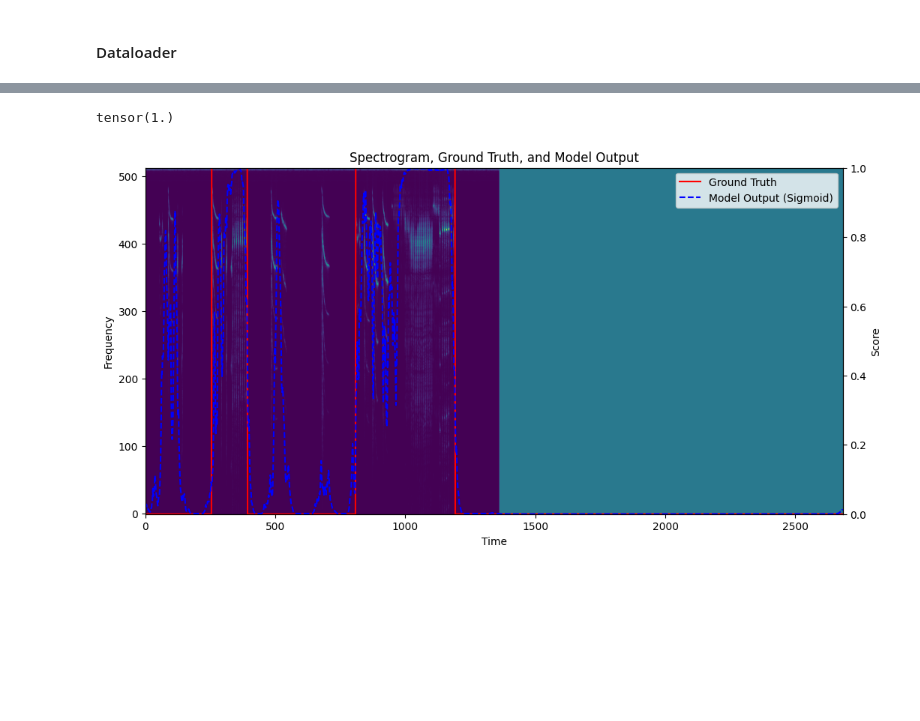
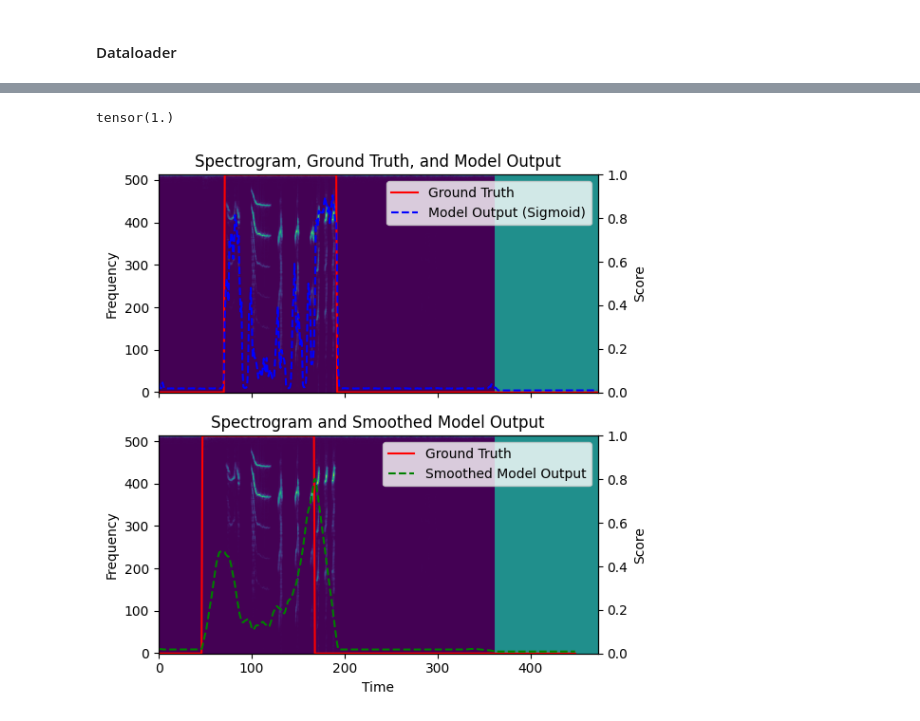
Before and after one commit to georgevenven/canary_song_detector, a Jupyter notebook: tweety_detector.ipynb, the cells around one changed output, grey strips where cells are left out. Saved outputs shown, nothing was run; the diff lists cells and outputs as text; code cells hidden in the pictures; blank space fills up the shorter version.

```diff
--- a/tweety_detector.ipynb
+++ b/tweety_detector.ipynb
@@ -156,8 +156,8 @@ test_dir = "/home/george-vengrovski/Documents/canary_song_detector/test"
 
 train_dataset = DetectorDataClass(train_dir)
 test_dataset = DetectorDataClass(test_dir)
-train_loader = DataLoader(train_dataset, batch_size=12, shuffle=True, collate_fn=collate_fn)
-test_loader = DataLoader(test_dataset, batch_size=12, shuffle=True, collate_fn=collate_fn)
+train_loader = DataLoader(train_dataset, batch_size=8, shuffle=True, collate_fn=collate_fn)
+test_loader = DataLoader(test_dataset, batch_size=8, shuffle=True, collate_fn=collate_fn)
 # %%
 class aviaBERT(nn.Module):
     def __init__(self, d_transformer, nhead_transformer, embedding_dim, num_labels, tau=0.1, dropout=0.1, transformer_layers=3,dim_feedforward=512):
@@ -167,9 +167,9 @@ class aviaBERT(nn.Module):
         self.dropout = dropout
 
         # TweetyNet Front End
-        self.conv1 = nn.Conv2d(in_channels=1, out_channels=8, kernel_size=(5, 5), stride=1, padding=2)
+        self.conv1 = nn.Conv2d(in_channels=1, out_channels=32, kernel_size=(5, 5), stride=1, padding=2)
         self.pool1 = nn.MaxPool2d(kernel_size=(8, 1), stride=(8, 1))
-        self.conv2 = nn.Conv2d(in_channels=8, out_channels=8, kernel_size=(5, 5), stride=1, padding=2)
+        self.conv2 = nn.Conv2d(in_channels=32, out_channels=64, kernel_size=(5, 5), stride=1, padding=2)
         self.pool2 = nn.MaxPool2d(kernel_size=(8, 1), stride=(8, 1))
 
         # Positional Encoding
@@ -177,7 +177,7 @@ class aviaBERT(nn.Module):
         self.pos_conv2 = nn.Conv1d(d_transformer, d_transformer, kernel_size=3, padding=2, dilation=2)
 
         # transformer
-        self.transformerProjection = nn.Linear(64, d_transformer)
+        self.transformerProjection = nn.Linear(512, d_transformer)
         self.encoder_layer = nn.TransformerEncoderLayer(d_model=d_transformer, nhead=nhead_transformer, batch_first=True, dim_feedforward=dim_feedforward)
         self.transformer_encoder = nn.TransformerEncoder(self.encoder_layer, num_layers=transformer_layers)
         self.transformerDeProjection = nn.Linear(d_transformer, embedding_dim)
@@ -213,12 +213,12 @@ class aviaBERT(nn.Module):
     def forward(self, x):
         x = self.feature_extractor_forward(x)
         x = self.transformer_forward(x)
-        x = x.permute(0,2,1)
-        x = self.onedconv(x)
-        x = x.permute(0,2,1)
+        # x = x.permute(0,2,1)
+        # x = self.onedconv(x)
+        # x = x.permute(0,2,1)
         return x
 
-    def BCE_loss(self, y_pred, y_true, weights, too_small=50, scaling_factor=.0001):
+    def BCE_loss(self, y_pred, y_true, weights, too_small=50, scaling_factor=.00):
         # Convert y_pred to binary tensor for > 0.5 and < 0.5
         binary_pred_over_half = (y_pred > 0.5).float()
         binary_pred_under_half = (y_pred < 0.5).float()
@@ -281,7 +281,7 @@ balance_weight = 4.0
 device = torch.device('cuda' if torch.cuda.is_available() else 'cpu')
 
 loss_list = []
-model = aviaBERT(d_transformer=64, nhead_transformer=8, embedding_dim=8, num_labels=1, tau=0.1, dropout=0.3)
+model = aviaBERT(d_transformer=64, nhead_transformer=2, embedding_dim=1, num_labels=1, tau=0.1, dropout=0.3)
 detailed_count_parameters(model)
 model = model.to(device)
 optimizer = torch.optim.Adam(model.parameters(), lr=learning_rate, weight_decay=0.005)
@@ -384,45 +400,57 @@ OutOfMemoryError: CUDA out of memory. Tried to allocate 2.25 GiB (GPU 0; 23.64 G
 # %%
+import numpy as np
 import matplotlib.pyplot as plt
 import torch.nn.functional as F
+
+def moving_average(data, window_size):
+    return np.convolve(data, np.ones(window_size)/window_size, mode='valid')
 
 spec, labels, song = next(iter(test_loader))
 output = model(spec.to(device))
 
 # Apply the sigmoid function to the model's output
 sigmoid_output = F.sigmoid(output[0]).detach().cpu().numpy()
+sigmoid_output = sigmoid_output.squeeze()
+
+# Smooth the sigmoid output
+window_size = 25  # You can adjust this value
+smoothed_output = moving_average(sigmoid_output, window_size)
 
 # Print the song name or details
 print(song[0])
 
 # Create a figure and axis for the spectrogram
-fig, ax1 = plt.subplots(figsize=(12, 6))
+fig, (ax1, ax3) = plt.subplots(2, 1, figsize=(6, 6), sharex=True)
 
+# --- First plot with original outputs ---
 # Plot the spectrogram
 ax1.imshow(spec[0, 0], aspect='auto', origin='lower', cmap='viridis')
-ax1.set_xlabel('Time')
 ax1.set_ylabel('Frequency')
 ax1.set_title('Spectrogram, Ground Truth, and Model Output')
 
-# Create a twin axis for the labels and the output
 ax2 = ax1.twinx()
-
-# Set y-axis limits for scores between 0 and 1
 ax2.set_ylim([0, 1])
-
-# Plot the ground truth (labels)
 ax2.plot(labels[0], color='red', label='Ground Truth')
-
-# Plot the sigmoid-transformed model's output
 ax2.plot(sigmoid_output, color='blue', linestyle='dashed', label='Model Output (Sigmoid)')
-
-# Set labels for the twin axis
 ax2.set_ylabel('Score')
-
-# Add a legend to make things clear
 ax2.legend(loc='upper right')
 
+# --- Second plot with smoothed outputs ---
+ax3.imshow(spec[0, 0], aspect='auto', origin='lower', cmap='viridis')
+ax3.set_xlabel('Time')
+ax3.set_ylabel('Frequency')
+ax3.set_title('Spectrogram and Smoothed Model Output')
+
+ax4 = ax3.twinx()
+ax4.set_ylim([0, 1])
+ax4.plot(labels[0][window_size-1:], color='red', label='Ground Truth')
+ax4.plot(smoothed_output, color='green', linestyle='dashed', label='Smoothed Model Output')
+ax4.set_ylabel('Score')
+ax4.legend(loc='upper right')
+
 # Display the plot
+plt.tight_layout()
 plt.show()
 # %% [output]
 tensor(1.)
-[figure, old version]
+[figure, new version]
```
Also changed, not shown: parts of 3 cells of this notebook.
